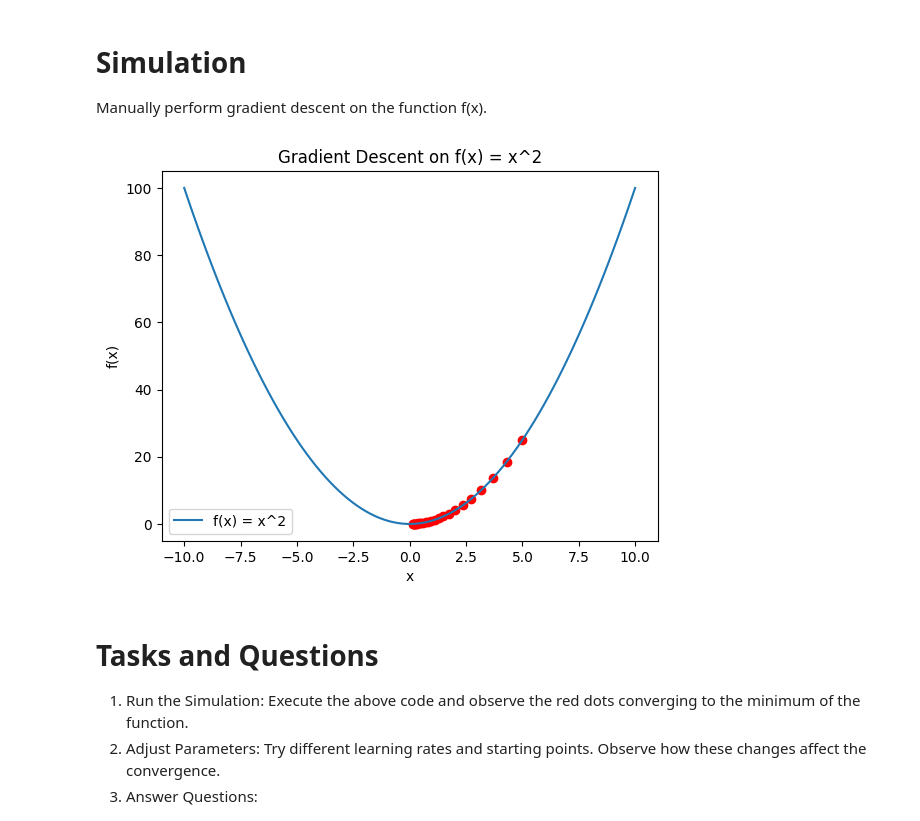
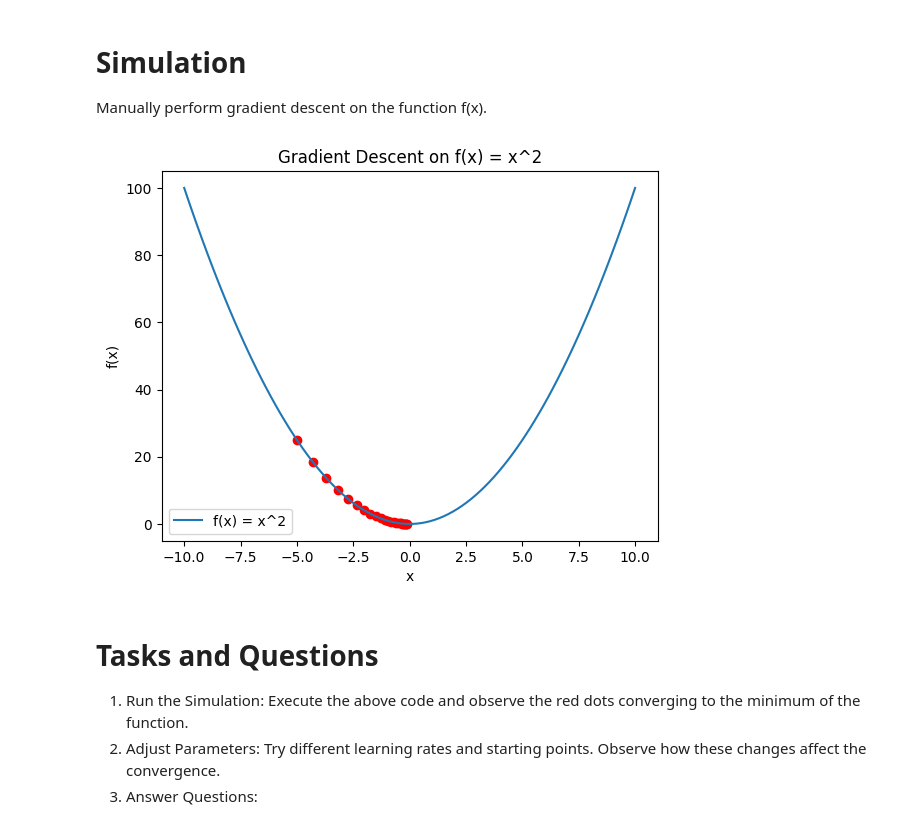
Before and after one commit to JonasBE13/deep-ml, a Jupyter notebook: Genomgångar/Gradient Descent Simulation Exercise.ipynb, the cells around one changed output. Cells and saved outputs as stored; diff of their text form; code cells hidden in the pictures.

```diff
--- a/Genomgångar/Gradient Descent Simulation Exercise.ipynb
+++ b/Genomgångar/Gradient Descent Simulation Exercise.ipynb
@@ -34,34 +34,34 @@ def df(x):
 Manually perform gradient descent on the function f(x).
 # %%
 # Gradient Descent Parameters
-x = 5  # initial guess
+x = -5  # initial guess
 learning_rate = 0.07
 iterations = 25
 
 # Lists to store x values and f(x) values
 x_values, f_values = [], []
 
 # Gradient Descent Loop
 for i in range(iterations):
     x_values.append(x)
     f_values.append(f(x))
 
     # Calculate the gradient
     grad = df(x)
 
     # Update x
     x = x - learning_rate * grad
 
 # Plotting the function and the steps
 plt.plot(np.linspace(-10, 10, 100), f(np.linspace(-10, 10, 100)), label="f(x) = x^2")
 plt.scatter(x_values, f_values, color="red")
 plt.title("Gradient Descent on f(x) = x^2")
 plt.xlabel("x")
 plt.ylabel("f(x)")
 plt.legend()
 plt.show()
 # %% [output]
-[figure, old version]
+[figure, new version]
 # %% [markdown]
 # Tasks and Questions
 1. Run the Simulation: Execute the above code and observe the red dots converging to the minimum of the function.
```
Also changed, not shown: 11 other files.
